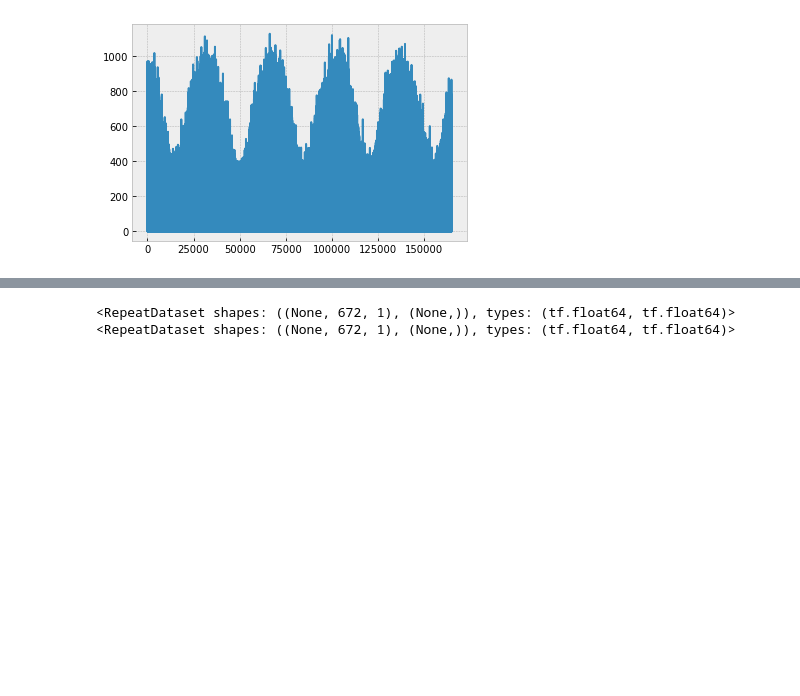
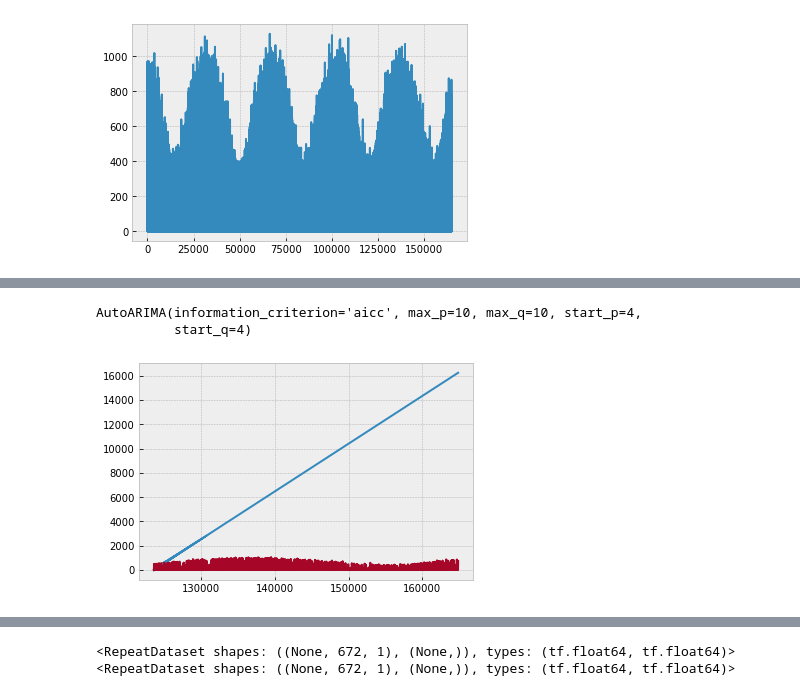
Before and after one commit to krbundy/SolarRadiationPrediction, a Jupyter notebook: Code/RadiationPrediction.ipynb, the cells around one changed output, grey strips where cells are left out. Cells and saved outputs as stored; diff of their text form; code cells hidden in the pictures; blank space fills up the shorter version.

```diff
--- a/Code/RadiationPrediction.ipynb
+++ b/Code/RadiationPrediction.ipynb
@@ -181,0 +225,30 @@ plt.show()
+# %%
+y_train, y_test = temporal_train_test_split(dt1['SolRad1'] )
+# %%
+naive_model = NaiveForecaster()
+naive_model.fit(y_train)
+naive_prediction = naive_model.predict(y_test)
+
+naive_loss = smape_loss(y_test, naive_prediction)
+# %%
+# Data was sampled every 15 minutes, and should have annual and daily trend
+daily_period = 4*24
+yearly_period = daily_period * 365.242
+
+arima_model = AutoARIMA(start_p=4, start_q=4, max_p=10, max_q=10,information_criterion='aicc')
+arima_model.fit(y_train)
+# %% [output]
+AutoARIMA(information_criterion='aicc', max_p=10, max_q=10, start_p=4,
+          start_q=4)
+# %%
+# Currently, AutoARIMA.predict() is broken; it can only predict one time step in advance; the type of forecast horizon is usable.
+
+arima_prediction = arima_model.predict(fh=[i+1 for i in range(0,y_test.size)])
+plt.plot(arima_prediction)
+plt.plot(y_test)
+plt.show()
+
+#arima_prediction.index = y_test.index
+arima_loss = smape_loss(y_test, arima_prediction)
+# %% [output]
+[figure, added]
```
Also changed, not shown: parts of 42 cells of this notebook, 6 other files.
